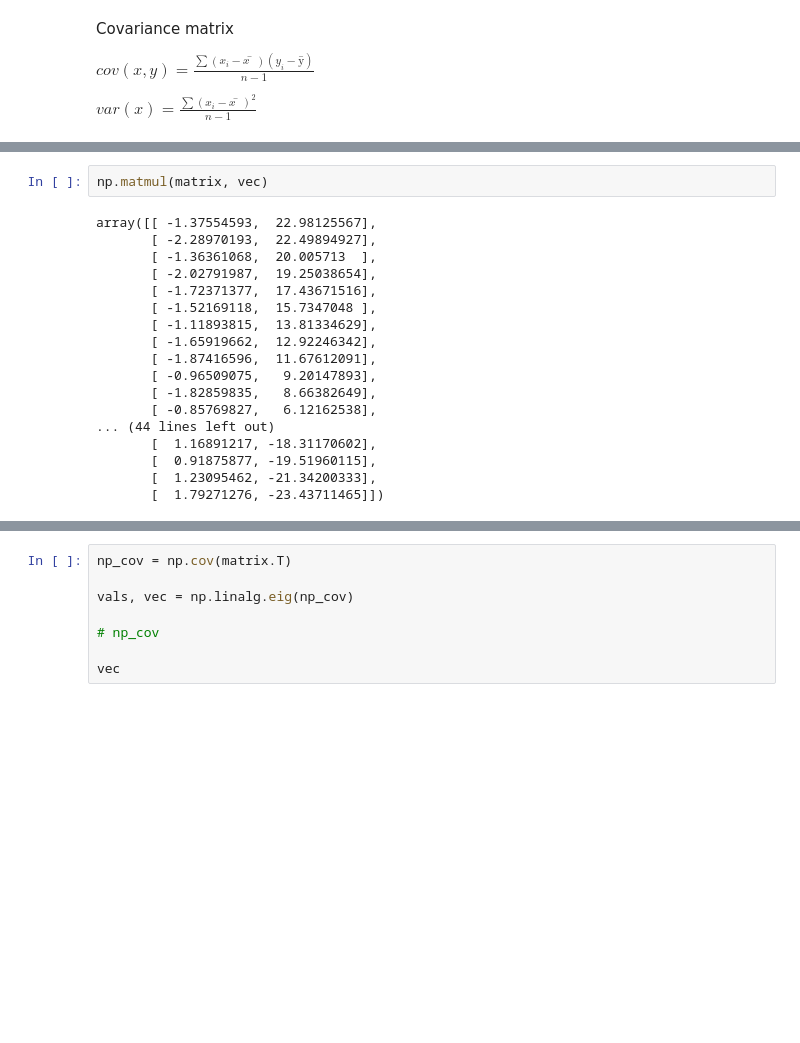
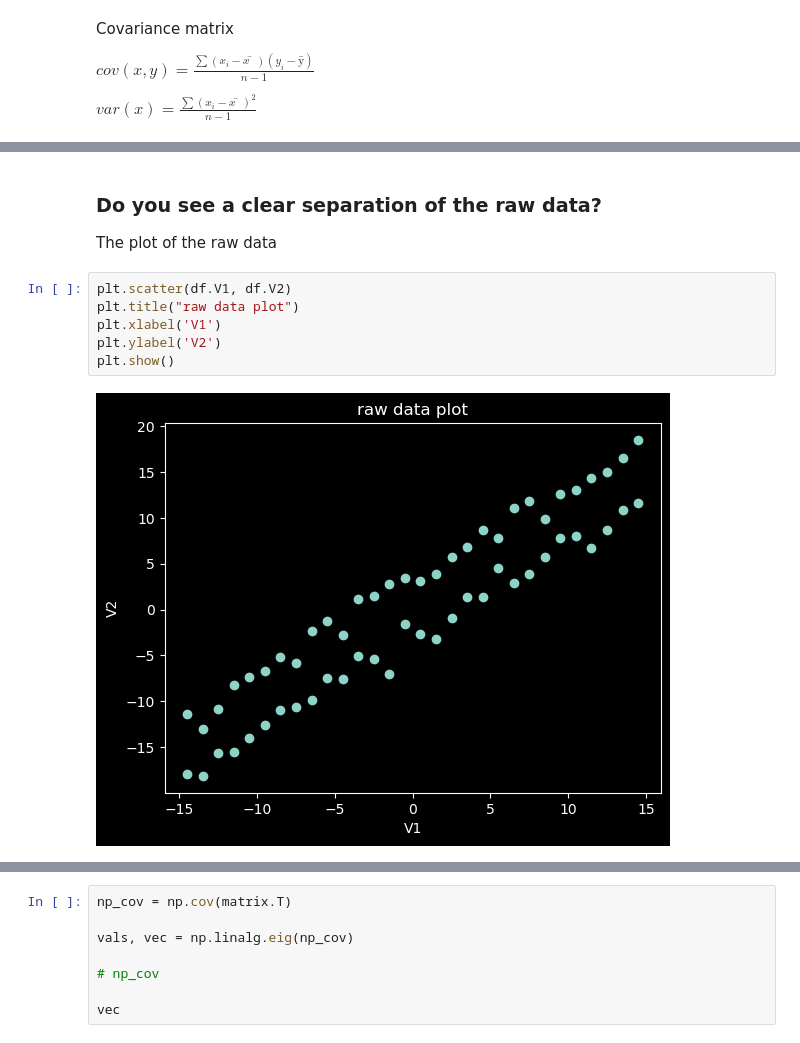
Before and after one commit to Abeoseh/machine-learning, a Jupyter notebook: homework/assignment5/assignment_5.ipynb, the cells around one changed output, grey strips where cells are left out. Saved outputs shown, nothing was run; the diff lists cells and outputs as text; blank space fills up the shorter version.

```diff
--- a/homework/assignment5/assignment_5.ipynb
+++ b/homework/assignment5/assignment_5.ipynb
@@ -216,20 +181,12 @@ array([96.91556417,  3.08443583])
-# %%
-np.matmul(matrix, vec)
-# %% [output]
-array([[ -1.37554593,  22.98125567],
-       [ -2.28970193,  22.49894927],
-       [ -1.36361068,  20.005713  ],
-       [ -2.02791987,  19.25038654],
-       [ -1.72371377,  17.43671516],
-       [ -1.52169118,  15.7347048 ],
-       [ -1.11893815,  13.81334629],
-       [ -1.65919662,  12.92246342],
-       [ -1.87416596,  11.67612091],
-       [ -0.96509075,   9.20147893],
-       [ -1.82859835,   8.66382649],
-       [ -0.85769827,   6.12162538],
-... (44 lines left out)
-       [  1.16891217, -18.31170602],
-       [  0.91875877, -19.51960115],
-       [  1.23095462, -21.34200333],
-       [  1.79271276, -23.43711465]])
+# %% [markdown]
+### Do you see a clear separation of the raw data?
+
+The plot of the raw data
+# %%
+plt.scatter(df.V1, df.V2)
+plt.title("raw data plot")
+plt.xlabel('V1')
+plt.ylabel('V2')
+plt.show()
+# %% [output]
+[figure, added]
```
Also changed, not shown: parts of 20 cells of this notebook.
